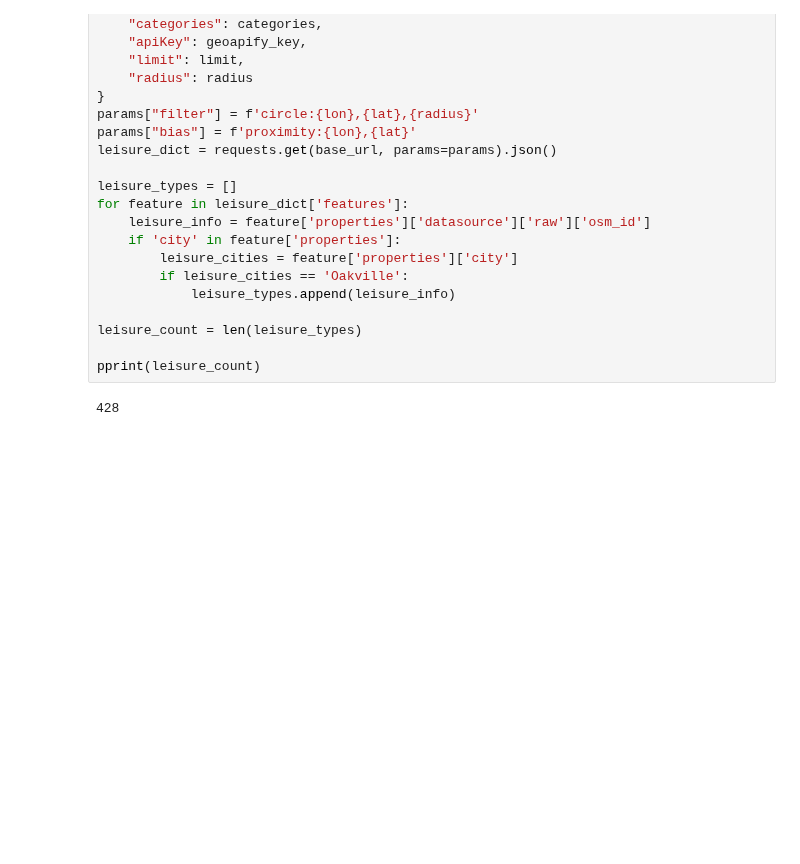
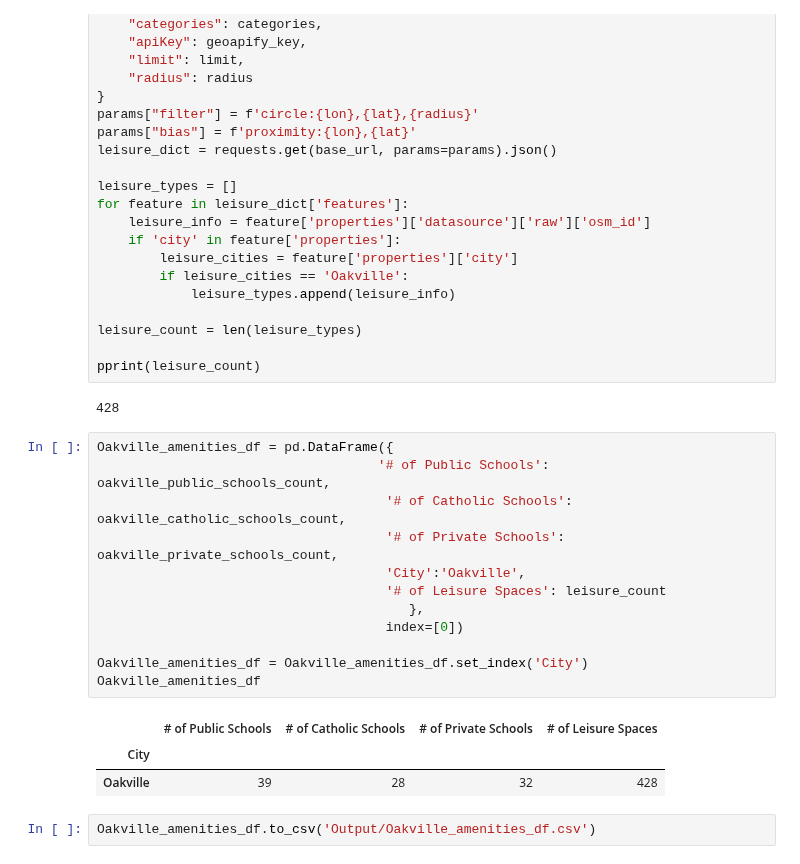
Before and after one commit to MaisieDeGraaf/oakville-housing-analysis, a Jupyter notebook: Code-Pooja/Housing.ipynb, the cells around one changed output. Drawn from its saved outputs; the diff is of its cells as text; blank space fills up the shorter version.

```diff
--- a/Code-Pooja/Housing.ipynb
+++ b/Code-Pooja/Housing.ipynb
@@ -649,3 +653,21 @@ leisure_count = len(leisure_types)
 pprint(leisure_count)
 # %% [output]
 428
+# %%
+Oakville_amenities_df = pd.DataFrame({
+                                    '# of Public Schools': oakville_public_schools_count,
+                                     '# of Catholic Schools': oakville_catholic_schools_count,
+                                     '# of Private Schools': oakville_private_schools_count,
+                                     'City':'Oakville',
+                                     '# of Leisure Spaces': leisure_count
+                                        },
+                                     index=[0])
+
+Oakville_amenities_df = Oakville_amenities_df.set_index('City')
+Oakville_amenities_df
+# %% [output]
+|  | # of Public Schools | # of Catholic Schools | # of Private Schools | # of Leisure Spaces |
+| City |  |  |  |  |
+| Oakville | 39 | 28 | 32 | 428 |
+# %%
+Oakville_amenities_df.to_csv('Output/Oakville_amenities_df.csv')
```
Also changed, not shown: parts of 5 cells of this notebook, 2 other files.
